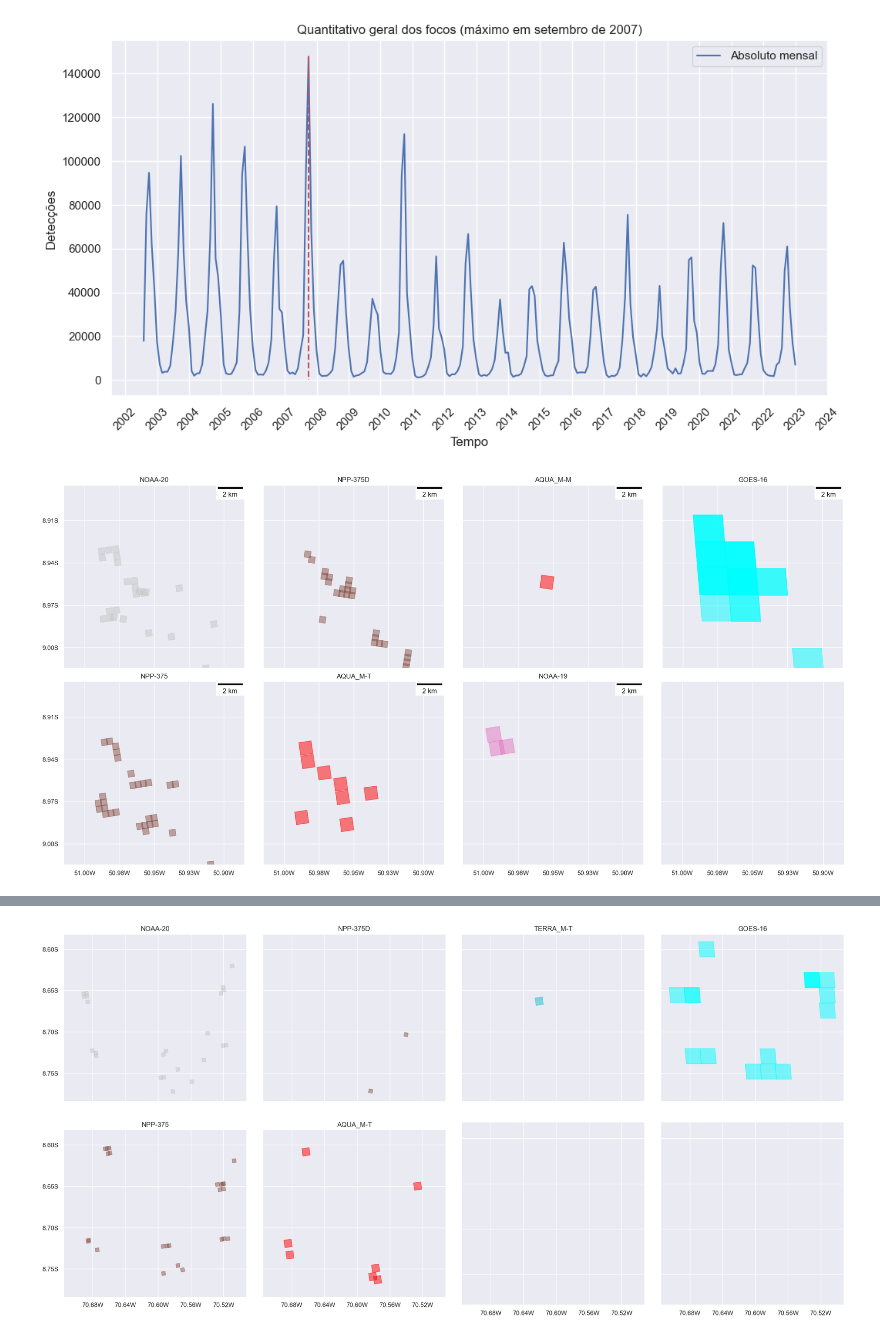
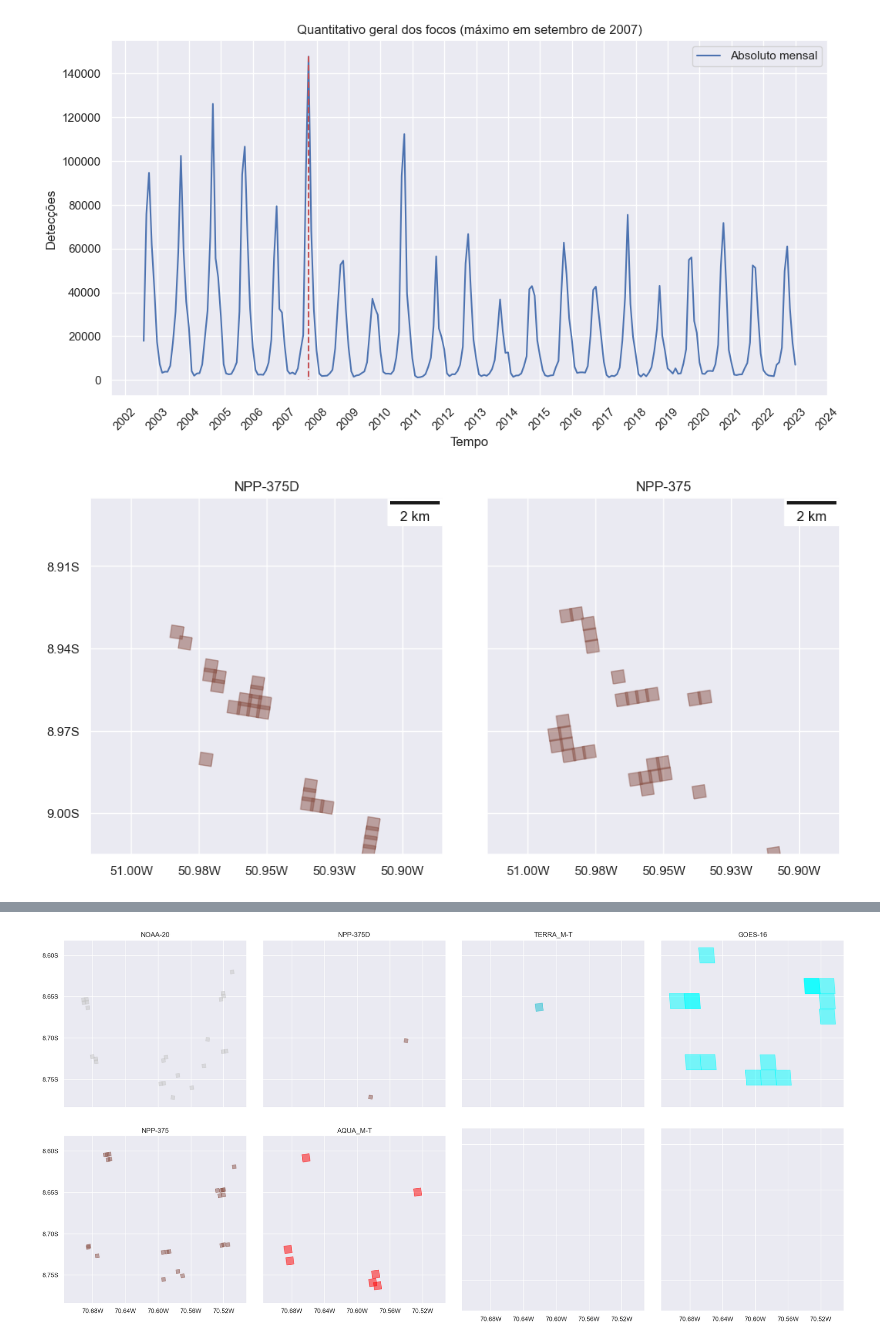
Before and after one commit to josebraz/INPE-Queimadas, a Jupyter notebook: Queimadas.ipynb, the cells around one changed output, grey strips where cells are left out. Drawn from its saved outputs; the diff is of its cells as text; code cells hidden in the pictures.

```diff
--- a/Queimadas.ipynb
+++ b/Queimadas.ipynb
@@ -378,7 +378,7 @@ def configure_geografic_axes(ax: plt.Axes, min_lon: float, max_lon: float,
         y_lim = [min_lat, max_lat]
         ax.set_xlim(x_lim)
         ax.set_ylim(y_lim)
-    ax.xaxis.set_major_locator(mtick.MaxNLocator(6))
+    ax.xaxis.set_major_locator(mtick.MaxNLocator(4))
     ax.xaxis.set_major_formatter(lambda x, pos: '{:.2f}{}'.format(abs(x), 'W' if x < 0 else 'E'))
     ax.yaxis.set_major_locator(mtick.MaxNLocator(5))
     ax.yaxis.set_major_formatter(lambda y, pos: '{:.2f}{}'.format(abs(y), 'S' if y < 0 else 'N'))
@@ -684,22 +684,23 @@ class SatellitesMeasureGeometry:
         points[['name', 'inclination', 'satellite_lon', 'satellite_lat', 'satellite_alt']] = data_temp
         return points.apply(lambda d: SatellitesMeasureGeometry._get_square(*d.values), axis=1)
 # %%
-
 def show_separated_satelittes(data: pd.DataFrame, center_lat: float = None,
-                              center_lon: float = None, size: float = None):
+                              center_lon: float = None, size: float = None,
+                              width: float = 20, axs: list[plt.Axes] = None):
     min_lat, max_lat, min_lon, max_lon = get_bounds(center_lat, center_lon, size)
 
     unique_satelites = data['satelite'].unique()
     n = len(unique_satelites)
     if n == 0: return
 
-    max_col = 4
-    rows = math.ceil(n / max_col)
+    if axs is None:
+        max_col = min(4, n)
+        rows = math.ceil(n / max_col)
+        fig, axs = plt.subplots(rows, max_col, sharex= True, sharey=True, figsize=(width, (width/max_col) * rows))
+        fig.tight_layout()
+        axs = axs.flat
 
-    fig, axs = plt.subplots(rows, max_col, sharex= True, sharey=True, figsize=(20, (20/max_col) * rows))
-    fig.tight_layout()
-
-    for i, ax in enumerate(axs.flat):
+    for i, ax in enumerate(axs):
         if i >= n: break
         ax: plt.Axes
         configure_geografic_axes(ax, min_lon, max_lon, min_lat, max_lat)
@@ -717,9 +718,25 @@ def show_separated_satelittes(data: pd.DataFrame, center_lat: float = None,
             linewidth=1
         )
         ax.set_title(satelite)
+
+def show_satelites_points(data: pd.DataFrame, ax: plt.Axes, markersize: float = 3):
+    satelites_data = data['simp_satelite'].value_counts().where(lambda x : x != 0).dropna()
+    for (i, satelite) in enumerate(satelites_data.index.tolist()):
+        current = data[data['simp_satelite'] == satelite]
+        gpd.GeoDataFrame(
+            current,
+            geometry=gpd.points_from_xy(current.longitude, current.latitude),
+            crs="EPSG:4326"
+        ).plot(
+            ax=ax,
+            color=satellites_colors[satelite],
+            markersize=markersize,
+            label="{} - {}".format(satelite, int(satelites_data[satelite]))
+        )
+    # ax.legend(markerscale=3)
 # %%
 center_lat, center_lon, size = -8.95, -50.95, 0.13
-data_temp = sub_space_by_center(df.query("'2022-09-02 00:00:00-03:00' < datahora < '2022-09-02 23:59:59-03:00'"), center_lat, center_lon, size)
-show_separated_satelittes(data_temp, center_lat, center_lon, size)
+data_temp = sub_space_by_center(df.query("'2022-09-02 00:00:00-03:00' < datahora < '2022-09-02 23:59:59-03:00' and simp_satelite == 'Suomi NPP'"), center_lat, center_lon, size)
+show_separated_satelittes(data_temp, center_lat, center_lon, size, width=10)
 # %% [output]
-[figure, old version]
+[figure, new version]
```
Also changed, not shown: parts of 3 cells of this notebook, 4 other files.
